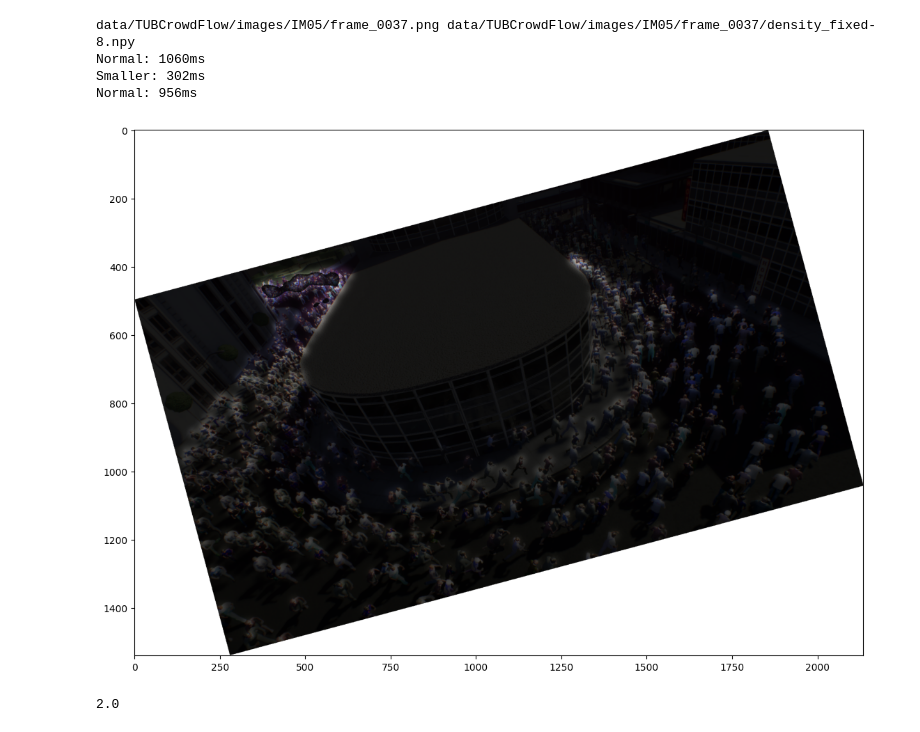
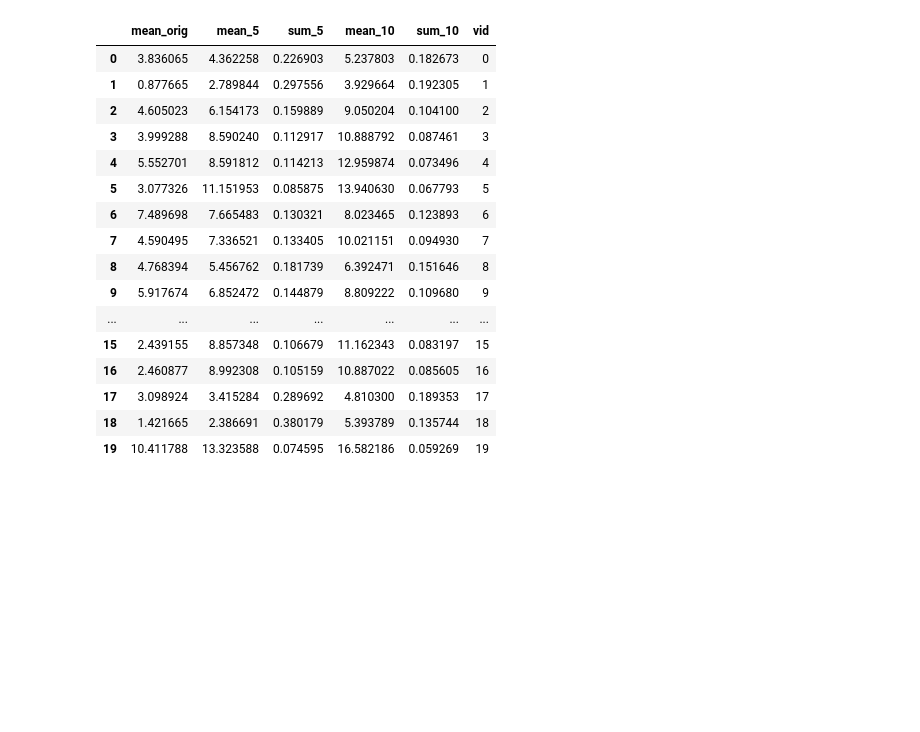
Before and after one commit to janerikvw/Crossing-Line-Counting, a Jupyter notebook: code/v2_compare.ipynb, the cells around one changed output. Drawn from its saved outputs; the diff is of its cells as text; code cells hidden in the pictures; blank space fills up the shorter version.

```diff
--- a/code/v2_compare.ipynb
+++ b/code/v2_compare.ipynb
@@ -44,51 +12,0 @@ class sTimer():
-# %%
-for i, frame in enumerate(glob('data/TUBCrowdFlow/images/IM05/*/')):
-    if i < 100:
-        continue
-
-    orig = glob(frame[:-1]+'.*')[0]
-    dense = frame+'density_fixed-8.npy'
-    print(orig, dense)
-
-    density = np.load(dense)
-    density_img = Image.fromarray(density)
-
-    fig = plt.figure(figsize=(18,10), dpi= 100, facecolor='w', edgecolor='k')
-
-    cc_img = np.zeros((density.shape[0], density.shape[1], 4))
-    cc_img = cc_img.astype(np.uint8)
-    cc_img[:, :, 3] = 255 - (density * 255.0 / (density.max()/2))
-    cc_img[cc_img > 2] = cc_img[cc_img > 2] * 0.9
-    cc_img = Image.fromarray(cc_img, 'RGBA')
-
-    img = Image.open(orig, 'r').convert('RGBA')
-    img = np.asarray(Image.alpha_composite(img, cc_img))
-    #imshow(img)
-
-    bigger_img = cv2.resize(img, (1920, 1080))
-    timer = sTimer('Normal')
-    rot = scipy.ndimage.interpolation.rotate(bigger_img, 5)
-    timer.show()
-
-    smaller_img = cv2.resize(img, (960, 540))
-    timer = sTimer('Smaller')
-    rot = scipy.ndimage.interpolation.rotate(smaller_img, 10)
-    timer.show()
-
-    bigger_img = cv2.resize(img, (1920, 1080))
-    timer = sTimer('Normal')
-    rot = scipy.ndimage.interpolation.rotate(bigger_img, 15)
-    timer.show()
-
-    imshow(rot)
-
-#     fig = plt.figure(figsize=(12,8), dpi= 100, facecolor='w', edgecolor='k')
-#     imshow(np.asarray(img))
-
-    break
-# %% [output]
-data/TUBCrowdFlow/images/IM05/frame_0037.png data/TUBCrowdFlow/images/IM05/frame_0037/density_fixed-8.npy
-Normal: 1060ms
-Smaller: 302ms
-Normal: 956ms
-[figure, removed]
@@ -124,6 +13,23 @@ class AverageContainer:
-# %%
-container = AverageContainer()
-container['testing'].update(2)
-container['testing'].avg
-# %% [output]
-2.0
+# %%
+speed = pd.read_json('full_on_pwc/loi_speed_vids.json')
+speed['vid'] = speed['i']
+del speed['i']
+speed
+# %% [output]
+|  | mean_orig | mean_5 | sum_5 | mean_10 | sum_10 | vid |
+| 0 | 3.836065 | 4.362258 | 0.226903 | 5.237803 | 0.182673 | 0 |
+| 1 | 0.877665 | 2.789844 | 0.297556 | 3.929664 | 0.192305 | 1 |
+| 2 | 4.605023 | 6.154173 | 0.159889 | 9.050204 | 0.104100 | 2 |
+| 3 | 3.999288 | 8.590240 | 0.112917 | 10.888792 | 0.087461 | 3 |
+| 4 | 5.552701 | 8.591812 | 0.114213 | 12.959874 | 0.073496 | 4 |
+| 5 | 3.077326 | 11.151953 | 0.085875 | 13.940630 | 0.067793 | 5 |
+| 6 | 7.489698 | 7.665483 | 0.130321 | 8.023465 | 0.123893 | 6 |
+| 7 | 4.590495 | 7.336521 | 0.133405 | 10.021151 | 0.094930 | 7 |
+| 8 | 4.768394 | 5.456762 | 0.181739 | 6.392471 | 0.151646 | 8 |
+| 9 | 5.917674 | 6.852472 | 0.144879 | 8.809222 | 0.109680 | 9 |
+| ... | ... | ... | ... | ... | ... | ... |
+| 15 | 2.439155 | 8.857348 | 0.106679 | 11.162343 | 0.083197 | 15 |
+| 16 | 2.460877 | 8.992308 | 0.105159 | 10.887022 | 0.085605 | 16 |
+| 17 | 3.098924 | 3.415284 | 0.289692 | 4.810300 | 0.189353 | 17 |
+| 18 | 1.421665 | 2.386691 | 0.380179 | 5.393789 | 0.135744 | 18 |
+| 19 | 10.411788 | 13.323588 | 0.074595 | 16.582186 | 0.059269 | 19 |
```
Also changed, not shown: parts of 15 cells of this notebook, 9 other files.
